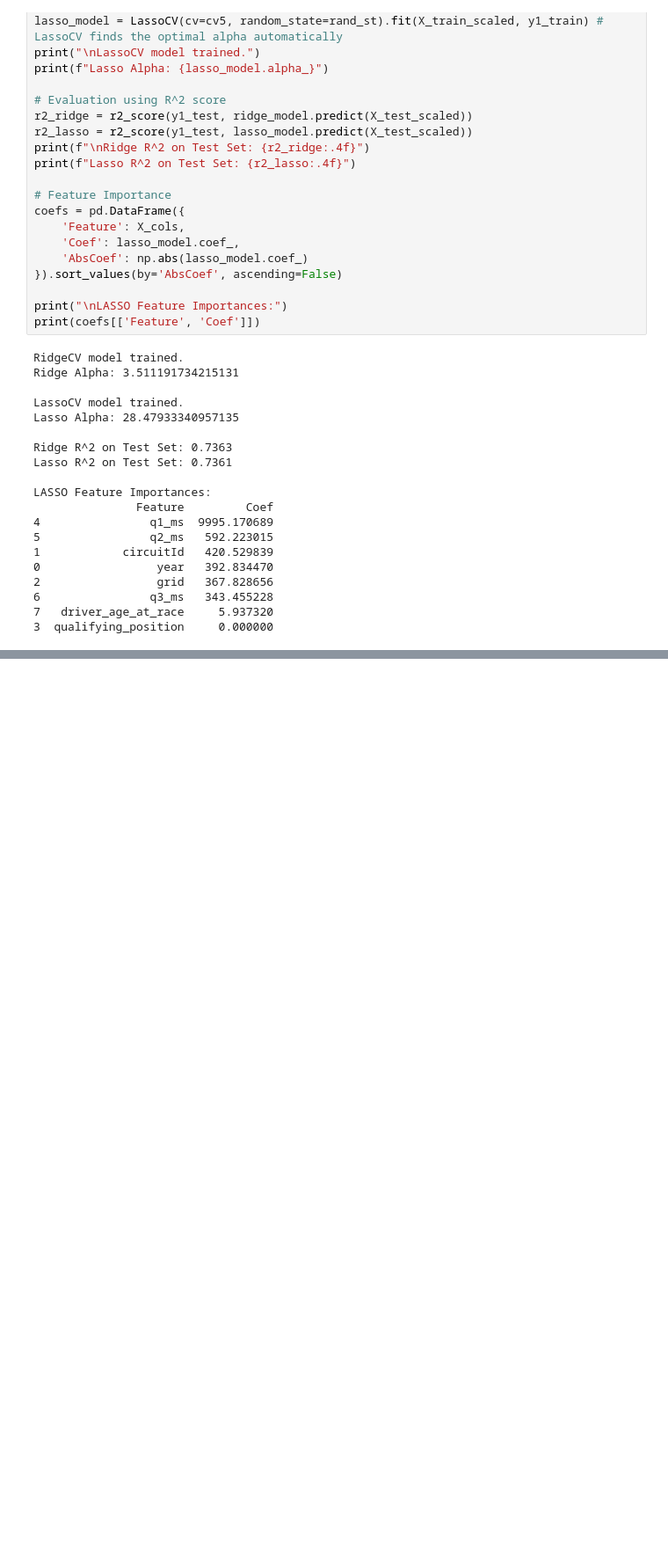
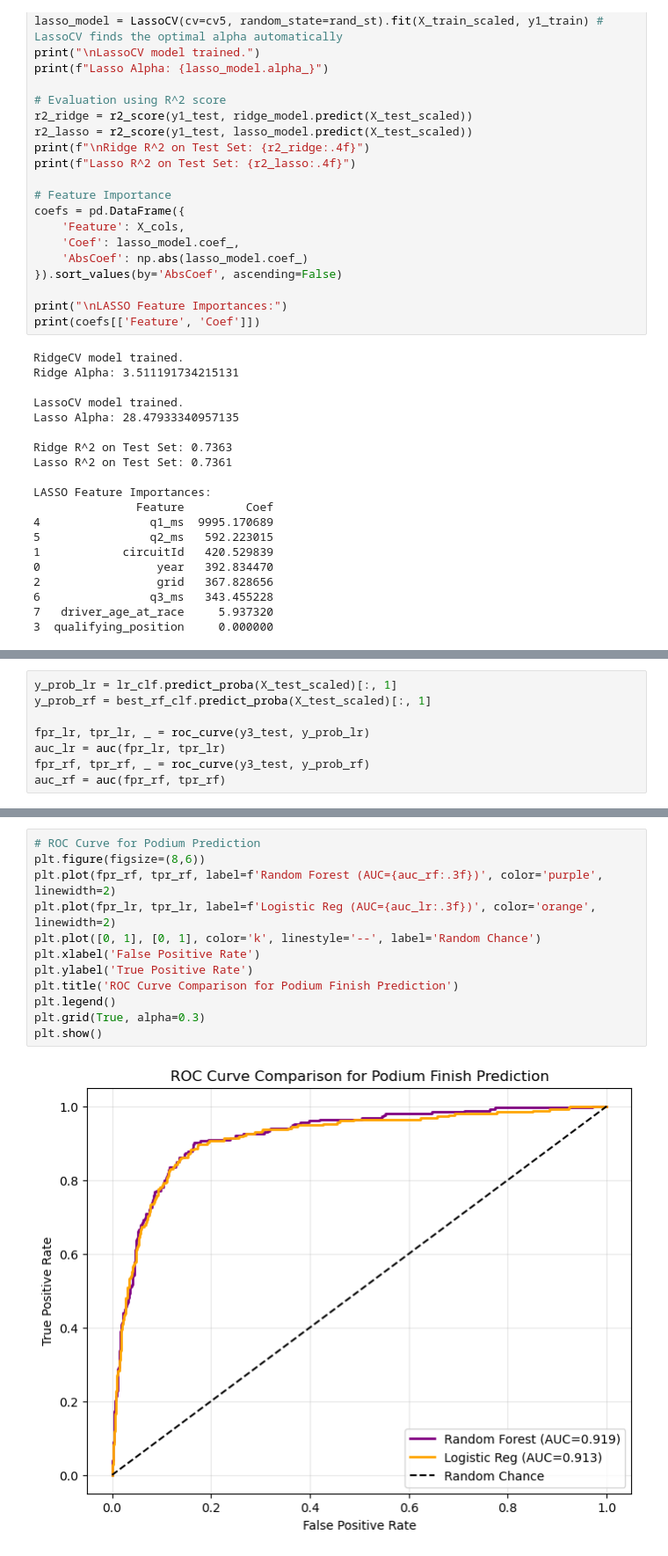
Before and after one commit to shehzanwar/DMSL7406, a Jupyter notebook: Project/f1_proj.ipynb, the cells around one changed output, grey strips where cells are left out. Shown: that part at 88% size. Drawn from its saved outputs; the diff is of its cells as text; blank space fills up the shorter version.

```diff
--- a/Project/f1_proj.ipynb
+++ b/Project/f1_proj.ipynb
@@ -377,0 +342,8 @@ Final Test Set MSE - PLS (k=6): 20.06
+# %%
+y_prob_lr = lr_clf.predict_proba(X_test_scaled)[:, 1]
+y_prob_rf = best_rf_clf.predict_proba(X_test_scaled)[:, 1]
+
+fpr_lr, tpr_lr, _ = roc_curve(y3_test, y_prob_lr)
+auc_lr = auc(fpr_lr, tpr_lr)
+fpr_rf, tpr_rf, _ = roc_curve(y3_test, y_prob_rf)
+auc_rf = auc(fpr_rf, tpr_rf)
@@ -377,0 +464,14 @@ Final Test Set MSE - PLS (k=6): 20.06
+# %%
+# ROC Curve for Podium Prediction
+plt.figure(figsize=(8,6))
+plt.plot(fpr_rf, tpr_rf, label=f'Random Forest (AUC={auc_rf:.3f})', color='purple', linewidth=2)
+plt.plot(fpr_lr, tpr_lr, label=f'Logistic Reg (AUC={auc_lr:.3f})', color='orange', linewidth=2)
+plt.plot([0, 1], [0, 1], color='k', linestyle='--', label='Random Chance')
+plt.xlabel('False Positive Rate')
+plt.ylabel('True Positive Rate')
+plt.title('ROC Curve Comparison for Podium Finish Prediction')
+plt.legend()
+plt.grid(True, alpha=0.3)
+plt.show()
+# %% [output]
+[figure, added]
```
Also changed, not shown: parts of 26 cells of this notebook, 4 other files.
